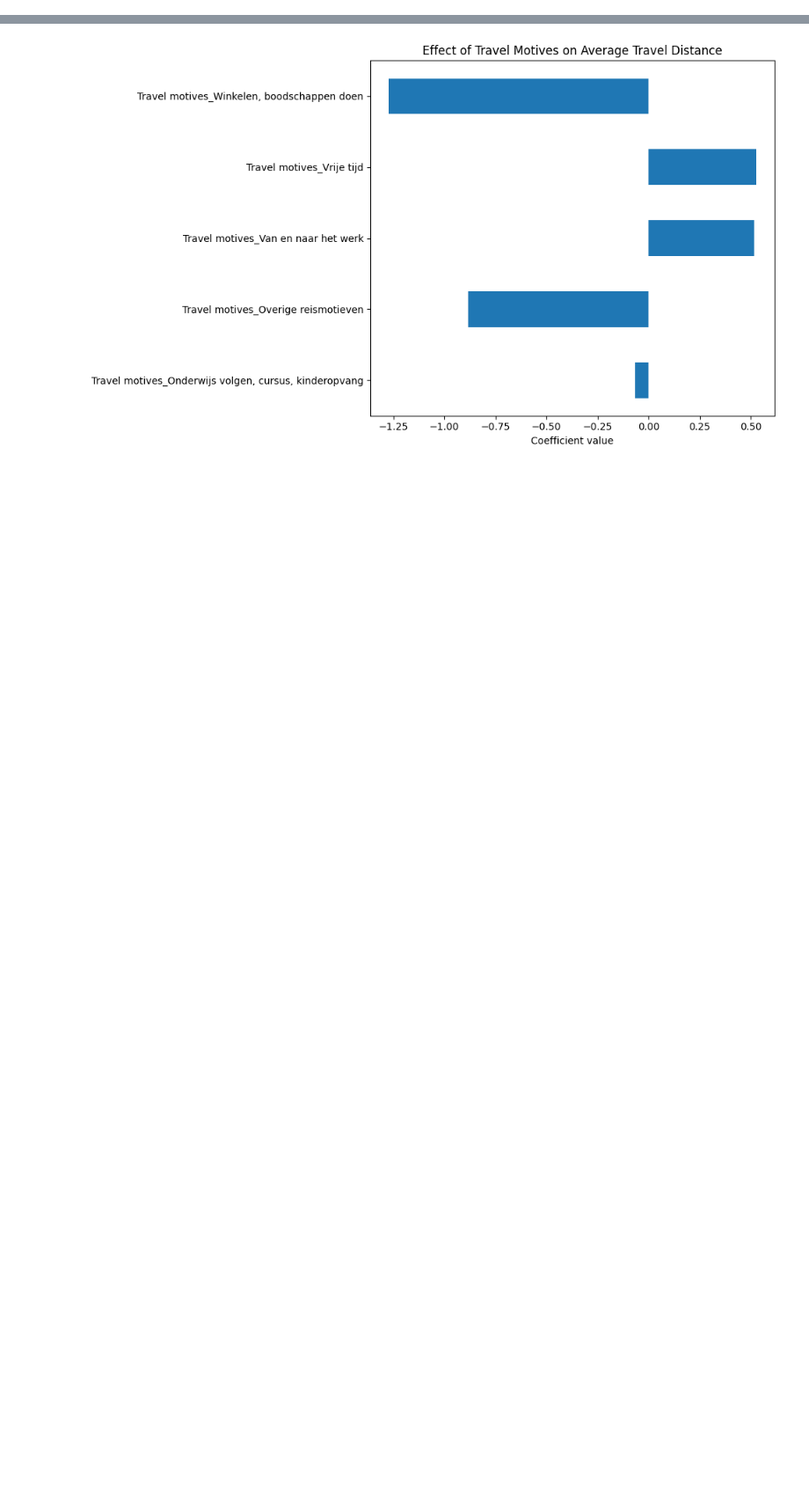
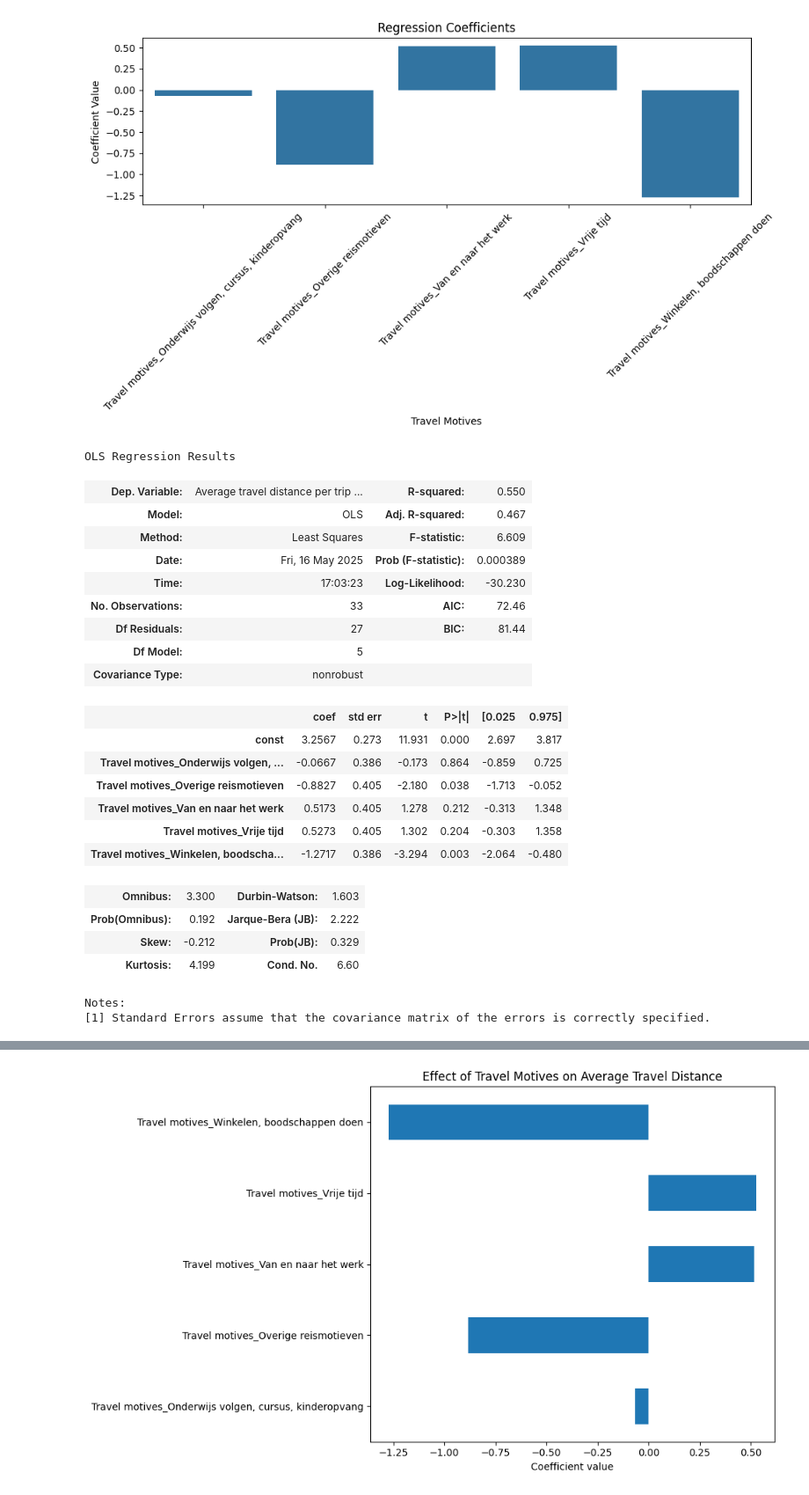
Before and after one commit to Angel-1213/six4change-quant-data, a Jupyter notebook: data analysis/Linear-regression.ipynb, the cells around one changed output, grey strips where cells are left out. Shown: that part at 88% size. Cells and saved outputs as stored; diff of their text form; code cells hidden in the pictures; blank space fills up the shorter version.

```diff
--- a/data analysis/Linear-regression.ipynb
+++ b/data analysis/Linear-regression.ipynb
@@ -15,7 +15,7 @@ DATA_PATH = Path(
 OUTPUT_FOLDER_CSV = Path(
     r"..\csv tables")
 OUTPUT_FOLDER_VIS = Path(
-    r"visualisations")
+    r"..\visualisations")
 
 # Ensure output folders exist
 for folder in [OUTPUT_FOLDER_CSV, OUTPUT_FOLDER_VIS]:
@@ -82,0 +98,62 @@ travel_one_hot = one_hot_encode(bicycle_data, 'Travel motives') # One-hot encode
+# %%
+# 4. VISUALISATIONS
+
+def visualisations(data, model):
+    # Create a summary table of the regression results
+    summary_table = model.summary()
+    summary_table_as_html = summary_table.as_html()
+
+    # Save the summary table as an HTML file
+    with open(OUTPUT_FOLDER_VIS / 'regression_summary.html', 'w') as f:
+        f.write(summary_table_as_html)
+
+    # Create a bar plot of the coefficients
+    plt.figure(figsize=(10, 6))
+    sns.barplot(x=model.params.index[1:], y=model.params.values[1:])
+    plt.title('Regression Coefficients')
+    plt.xlabel('Travel Motives')
+    plt.ylabel('Coefficient Value')
+    plt.xticks(rotation=45)
+    plt.tight_layout()
+    plt.savefig(OUTPUT_FOLDER_VIS / 'regression_coefficients.png')
+    plt.show()
+# %%
+#EXECUTION
+bicycle_data = load_and_clean_data(DATA_PATH)
+
+travel_one_hot = one_hot_encode(bicycle_data, 'Travel motives') # One-hot encode the 'Travel motives' column
+model = linear_regression(travel_one_hot, 'Average travel distance per trip (km)', 'Travel motives')
+
+visualisations(travel_one_hot, model) # Create visualisations and save them to the output folder
+# Display the summary table in the notebook
+display(model.summary()) # Display the summary table in the notebook
+# Save the processed data to a CSV file
+travel_one_hot.to_csv(OUTPUT_FOLDER_CSV / 'processed_travel_data.csv', index=False) # Save the processed data to a CSV file
+# Save the regression model summary to a CSV file
+model_summary_df = pd.DataFrame(model.summary().tables[1].data[1:], columns=model.summary().tables[1].data[0])
+model_summary_df.to_csv(OUTPUT_FOLDER_CSV / 'regression_model_summary.csv', index=False) # Save the regression model summary to a CSV file
+# %% [output]
+[figure, added]
+OLS Regression Results
+| Dep. Variable: | Average travel distance per trip ... | R-squared: | 0.550 |
+| Model: | OLS | Adj. R-squared: | 0.467 |
+| Method: | Least Squares | F-statistic: | 6.609 |
+| Date: | Fri, 16 May 2025 | Prob (F-statistic): | 0.000389 |
+| Time: | 17:03:23 | Log-Likelihood: | -30.230 |
+| No. Observations: | 33 | AIC: | 72.46 |
+| Df Residuals: | 27 | BIC: | 81.44 |
+| Df Model: | 5 |  |  |
+| Covariance Type: | nonrobust |  |  |
+|  | coef | std err | t | P>|t| | [0.025 | 0.975] |
+| const | 3.2567 | 0.273 | 11.931 | 0.000 | 2.697 | 3.817 |
+| Travel motives_Onderwijs volgen, ... | -0.0667 | 0.386 | -0.173 | 0.864 | -0.859 | 0.725 |
+| Travel motives_Overige reismotieven | -0.8827 | 0.405 | -2.180 | 0.038 | -1.713 | -0.052 |
+| Travel motives_Van en naar het werk | 0.5173 | 0.405 | 1.278 | 0.212 | -0.313 | 1.348 |
+| Travel motives_Vrije tijd | 0.5273 | 0.405 | 1.302 | 0.204 | -0.303 | 1.358 |
+| Travel motives_Winkelen, boodscha... | -1.2717 | 0.386 | -3.294 | 0.003 | -2.064 | -0.480 |
+| Omnibus: | 3.300 | Durbin-Watson: | 1.603 |
+| Prob(Omnibus): | 0.192 | Jarque-Bera (JB): | 2.222 |
+| Skew: | -0.212 | Prob(JB): | 0.329 |
+| Kurtosis: | 4.199 | Cond. No. | 6.60 |
+Notes:
+[1] Standard Errors assume that the covariance matrix of the errors is correctly specified.
```
Also changed, not shown: parts of 9 cells of this notebook, 5 other files.
